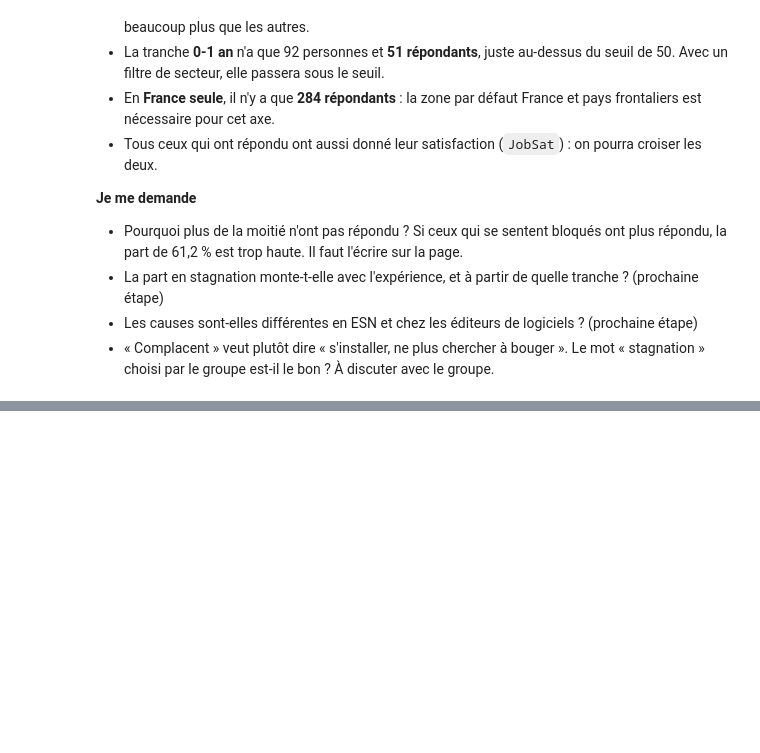
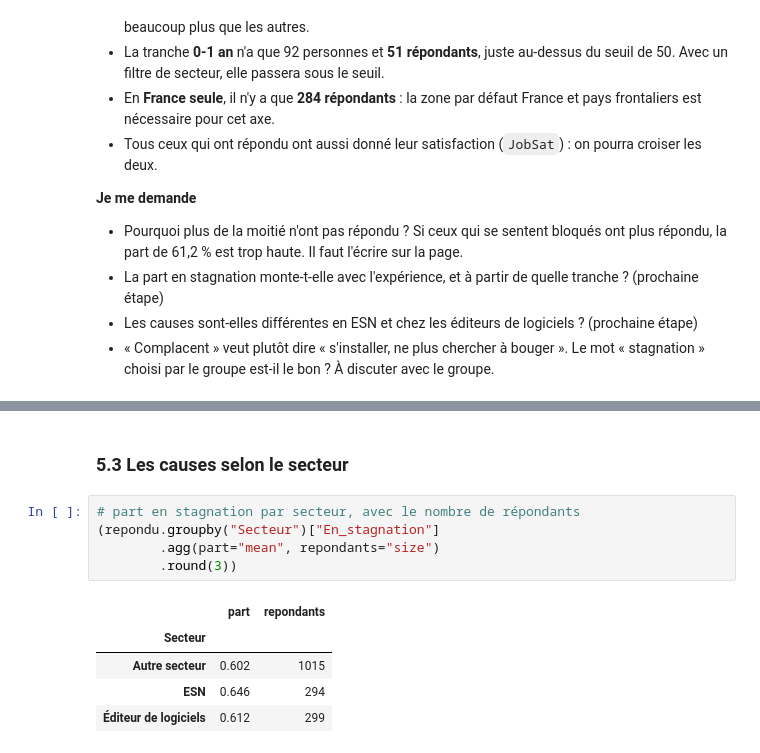
Before and after one commit to Amineelantari/projet-datavis-so2026, a Jupyter notebook: notebooks/axe2_stagnation.ipynb, the cells around one changed output, grey strips where cells are left out. Cells and saved outputs as stored; diff of their text form; blank space fills up the shorter version.

```diff
--- a/notebooks/axe2_stagnation.ipynb
+++ b/notebooks/axe2_stagnation.ipynb
@@ -142,0 +224,13 @@ pd.crosstab(zone["JobSat"].notna(), zone["JobSatComplacent"].notna(),
+# %% [markdown]
+### 5.3 Les causes selon le secteur
+# %%
+# part en stagnation par secteur, avec le nombre de répondants
+(repondu.groupby("Secteur")["En_stagnation"]
+        .agg(part="mean", repondants="size")
+        .round(3))
+# %% [output]
+|  | part | repondants |
+| Secteur |  |  |
+| Autre secteur | 0.602 | 1015 |
+| ESN | 0.646 | 294 |
+| Éditeur de logiciels | 0.612 | 299 |
```
Also changed, not shown: parts of 14 cells of this notebook.
